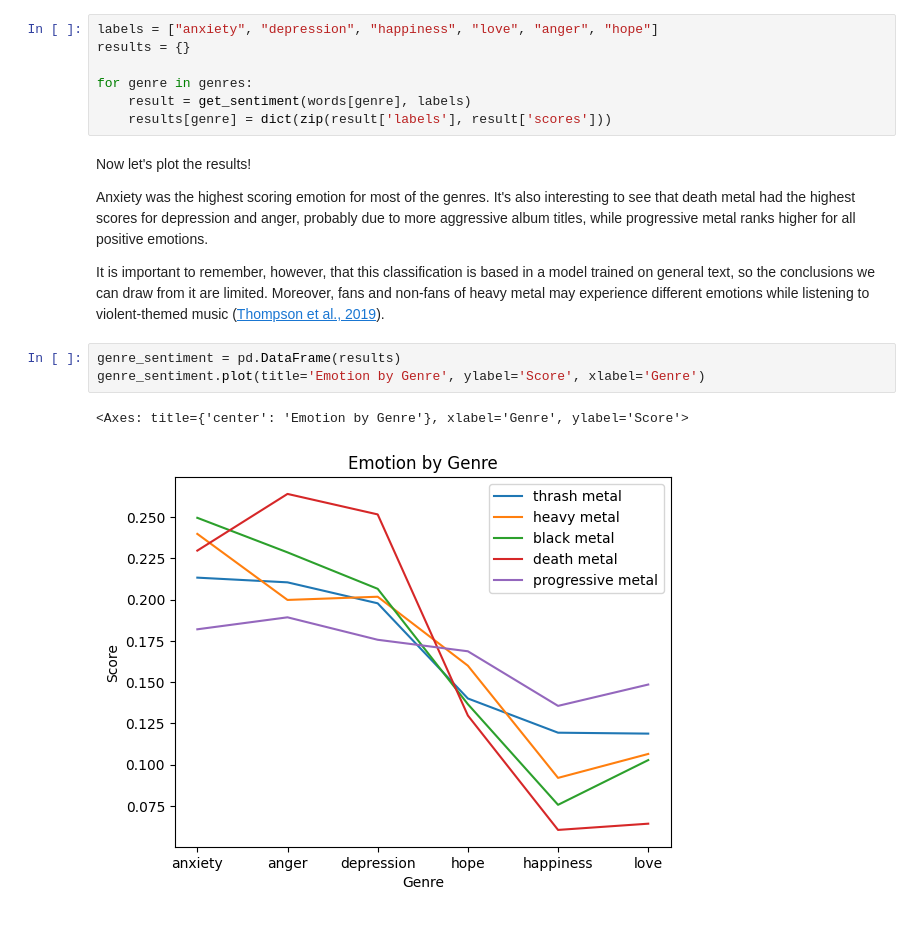
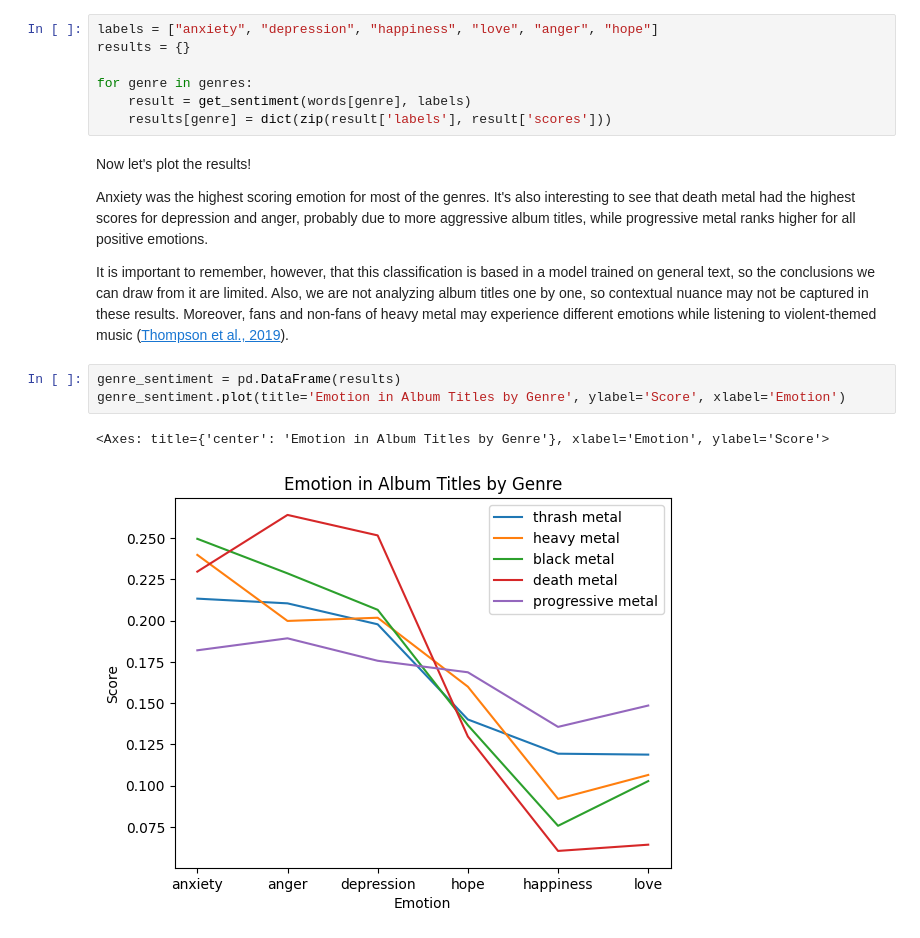
Before and after one commit to marinadelatorre/MetalExplorer, a Jupyter notebook: analyze_albums.ipynb, the cells around one changed output. Saved outputs shown, nothing was run; the diff lists cells and outputs as text.

```diff
--- a/analyze_albums.ipynb
+++ b/analyze_albums.ipynb
@@ -136,10 +136,10 @@ Now let's plot the results!
 
 Anxiety was the highest scoring emotion for most of the genres. It's also interesting to see that death metal had the highest scores for depression and anger, probably due to more aggressive album titles, while progressive metal ranks higher for all positive emotions.
 
-It is important to remember, however, that this classification is based in a model trained on general text, so the conclusions we can draw from it are limited. Moreover, fans and non-fans of heavy metal may experience different emotions while listening to violent-themed music ([Thompson et al., 2019](https://psycnet.apa.org/doiLanding?doi=10.1037%2Fppm0000184)).
+It is important to remember, however, that this classification is based in a model trained on general text, so the conclusions we can draw from it are limited. Also, we are not analyzing album titles one by one, so contextual nuance may not be captured in these results. Moreover, fans and non-fans of heavy metal may experience different emotions while listening to violent-themed music ([Thompson et al., 2019](https://psycnet.apa.org/doiLanding?doi=10.1037%2Fppm0000184)).
 # %%
 genre_sentiment = pd.DataFrame(results)
-genre_sentiment.plot(title='Emotion by Genre', ylabel='Score', xlabel='Genre')
+genre_sentiment.plot(title='Emotion in Album Titles by Genre', ylabel='Score', xlabel='Emotion')
 # %% [output]
-<Axes: title={'center': 'Emotion by Genre'}, xlabel='Genre', ylabel='Score'>
+<Axes: title={'center': 'Emotion in Album Titles by Genre'}, xlabel='Emotion', ylabel='Score'>
-[figure, old version]
+[figure, new version]
```
Also changed, not shown: 1 other file.
